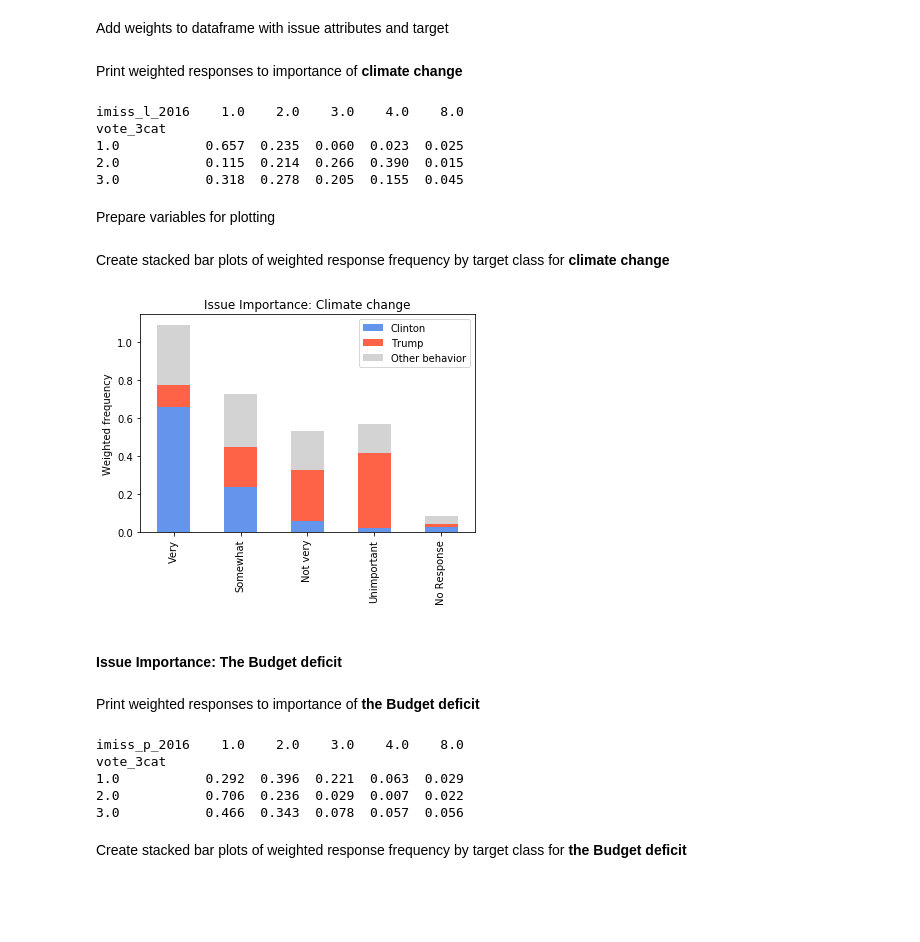
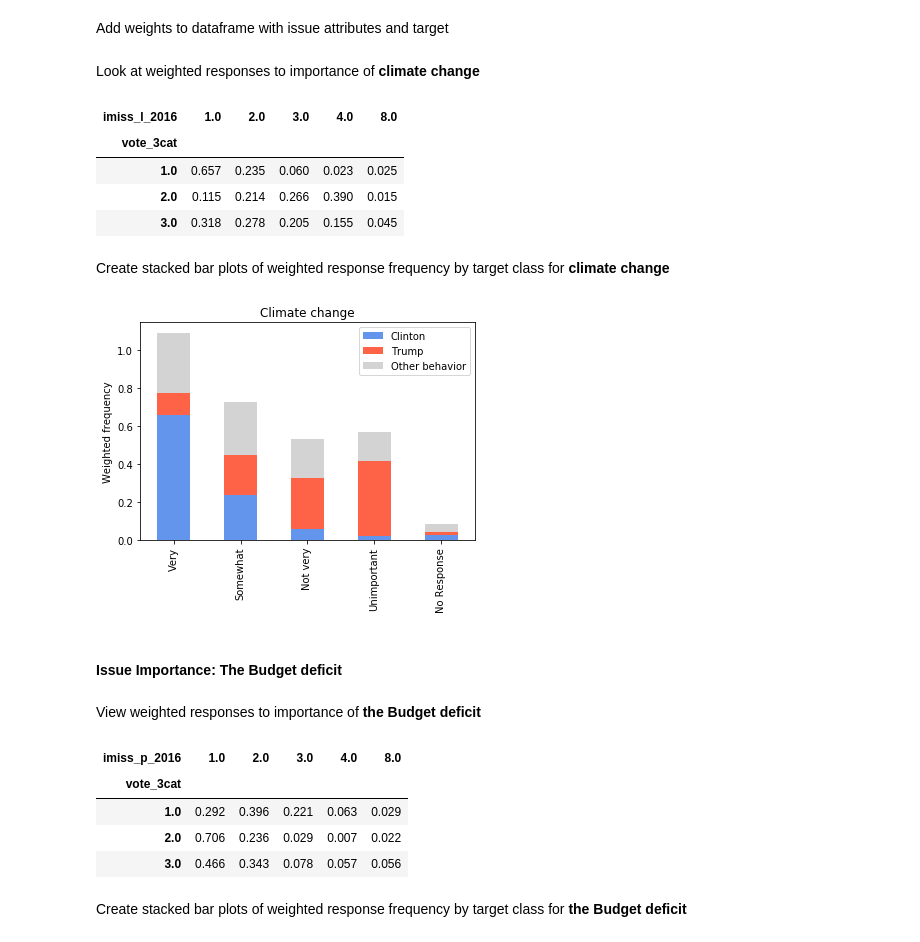
Before and after one commit to ali0003433/predict-by-issue-prioritization, a Jupyter notebook: notebooks/2-al-exploration.ipynb, the cells around one changed output. Cells and saved outputs as stored; diff of their text form; code cells hidden in the pictures; blank space fills up the shorter version.

```diff
--- a/notebooks/2-al-exploration.ipynb
+++ b/notebooks/2-al-exploration.ipynb
@@ -278,15 +278,13 @@ Add weights to dataframe with issue attributes and target
 df_issue = df_issue.join(weight)
 grouped = df_issue.groupby(['vote_3cat'])
 # %% [markdown]
-Print weighted responses to importance of <b>climate change</b>
+Look at weighted responses to importance of <b>climate change</b>
 # %%
 clim_weighted = calc.distribution(grouped, 'imiss_l_2016').round(3)
-print(clim_weighted)
+clim_weighted
 # %% [output]
-imiss_l_2016    1.0    2.0    3.0    4.0    8.0
-vote_3cat
-1.0           0.657  0.235  0.060  0.023  0.025
-2.0           0.115  0.214  0.266  0.390  0.015
-3.0           0.318  0.278  0.205  0.155  0.045
+| imiss_l_2016 | 1.0 | 2.0 | 3.0 | 4.0 | 8.0 |
+| vote_3cat |  |  |  |  |  |
+| 1.0 | 0.657 | 0.235 | 0.060 | 0.023 | 0.025 |
+| 2.0 | 0.115 | 0.214 | 0.266 | 0.390 | 0.015 |
+| 3.0 | 0.318 | 0.278 | 0.205 | 0.155 | 0.045 |
-# %% [markdown]
-Prepare variables for plotting
@@ -298,29 +291,24 @@ y_label = 'Weighted frequency'
 # %% [markdown]
 Create stacked bar plots of weighted response frequency by target class for <b>climate change</b>
-# %%
-stacked = clim_weighted.T.plot(kind='bar', stacked=True, color=clrs_2)
-stacked.set_title('Issue Importance: Climate change')
-stacked.legend(legend_list)
-N = 5
-ind = np.arange(N)
-stacked.set_xlabel('')
-plt.xticks(ind, x_ticks )
-stacked.set_ylabel(y_label)
-plt.show()
-# %% [output]
-[figure, removed]
+# %%
+data = clim_weighted
+title = 'Climate change'
+plot_stacked(data, title)
+plt.show()
+# %% [output]
+[figure, added]
 # %% [markdown]
 #### Issue Importance: The Budget deficit
 # %% [markdown]
-Print weighted responses to importance of <b>the Budget deficit</b>
+View weighted responses to importance of <b>the Budget deficit</b>
 # %%
 budget_weighted = calc.distribution(grouped, 'imiss_p_2016').round(3)
-print(budget_weighted)
+budget_weighted
 # %% [output]
-imiss_p_2016    1.0    2.0    3.0    4.0    8.0
-vote_3cat
-1.0           0.292  0.396  0.221  0.063  0.029
-2.0           0.706  0.236  0.029  0.007  0.022
-3.0           0.466  0.343  0.078  0.057  0.056
+| imiss_p_2016 | 1.0 | 2.0 | 3.0 | 4.0 | 8.0 |
+| vote_3cat |  |  |  |  |  |
+| 1.0 | 0.292 | 0.396 | 0.221 | 0.063 | 0.029 |
+| 2.0 | 0.706 | 0.236 | 0.029 | 0.007 | 0.022 |
+| 3.0 | 0.466 | 0.343 | 0.078 | 0.057 | 0.056 |
 # %% [markdown]
 Create stacked bar plots of weighted response frequency by target class for <b>the Budget deficit</b>
```
Also changed, not shown: parts of 19 cells of this notebook, 2 other files.
